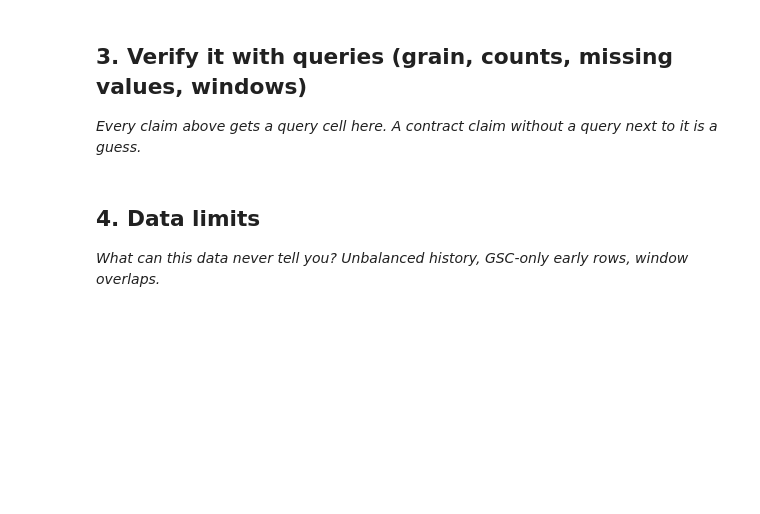
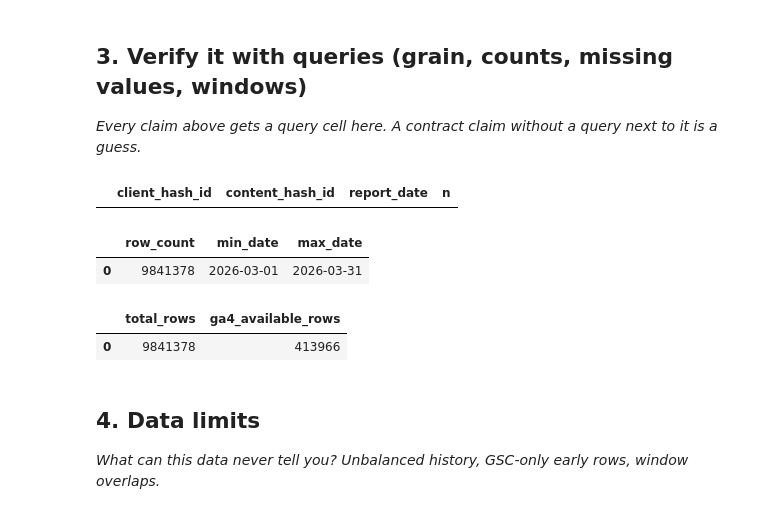
Before and after one commit to taqadussana/ML, a Jupyter notebook: work/notebooks/w03_data_contract.ipynb, the cells around one changed output. Drawn from its saved outputs; the diff is of its cells as text; code cells hidden in the pictures; blank space fills up the shorter version.

```diff
--- a/work/notebooks/w03_data_contract.ipynb
+++ b/work/notebooks/w03_data_contract.ipynb
@@ -30,3 +69,50 @@ This skeleton is yours to fill. Work the sections **in order** — each one has
+# %%
+# This cell is for CODE (numbers, a query, a check).
+# Write your text answer in the cell ABOVE this one — typing sentences here breaks Run All.
+
+import duckdb, os
+from google.colab import userdata
+
+os.environ["HF_TOKEN"] = userdata.get("HF_TOKEN")
+
+con = duckdb.connect()
+con.sql("INSTALL httpfs; LOAD httpfs;")
+con.execute(f"CREATE SECRET (TYPE huggingface, TOKEN '{os.environ['HF_TOKEN']}')")
+
+rel = "hf://datasets/FlyRank/internship-warehouse"
+
+# Grain check: one row per client_hash_id + content_hash_id + report_date?
+con.sql(f"""
+SELECT client_hash_id, content_hash_id, report_date, COUNT(*) AS n
+FROM read_parquet('{rel}/fact_content_daily_performance/**/*.parquet')
+WHERE report_date >= '2026-03-01' AND report_date < '2026-04-01'
+GROUP BY 1,2,3
+HAVING COUNT(*) > 1
+LIMIT 5
+""").df()
+# %% [output]
+|  | client_hash_id | content_hash_id | report_date | n |
+# %%
+# Row count and date span for March 2026
+con.sql(f"""
+SELECT COUNT(*) AS row_count, MIN(report_date) AS min_date, MAX(report_date) AS max_date
+FROM read_parquet('{rel}/fact_content_daily_performance/**/*.parquet')
+WHERE report_date >= '2026-03-01' AND report_date < '2026-04-01'
+""").df()
+# %% [output]
+|  | row_count | min_date | max_date |
+| 0 | 9841378 | 2026-03-01 | 2026-03-31 |
+# %%
+# Availability check with IS TRUE
+con.sql(f"""
+SELECT COUNT(*) AS total_rows,
+       COUNT(*) FILTER (WHERE ga4_data_available IS TRUE) AS ga4_available_rows
+FROM read_parquet('{rel}/fact_content_daily_performance/**/*.parquet')
+WHERE report_date >= '2026-03-01' AND report_date < '2026-04-01'
+""").df()
+# %% [output]
+|  | total_rows | ga4_available_rows |
+| 0 | 9841378 | 413966 |
 # %% [markdown]
 ## 4. Data limits
 
```
Also changed, not shown: parts of 5 cells of this notebook.
